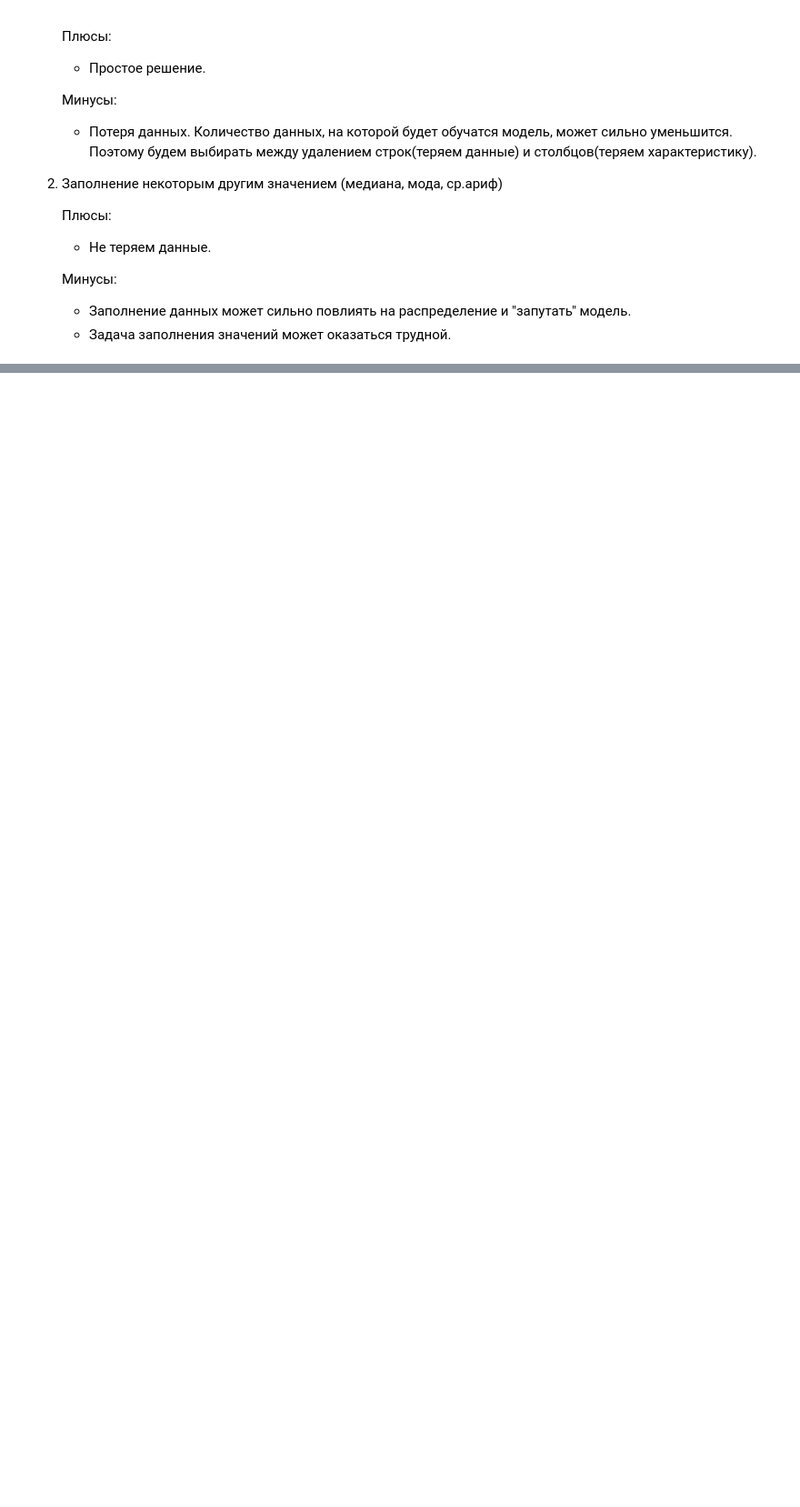
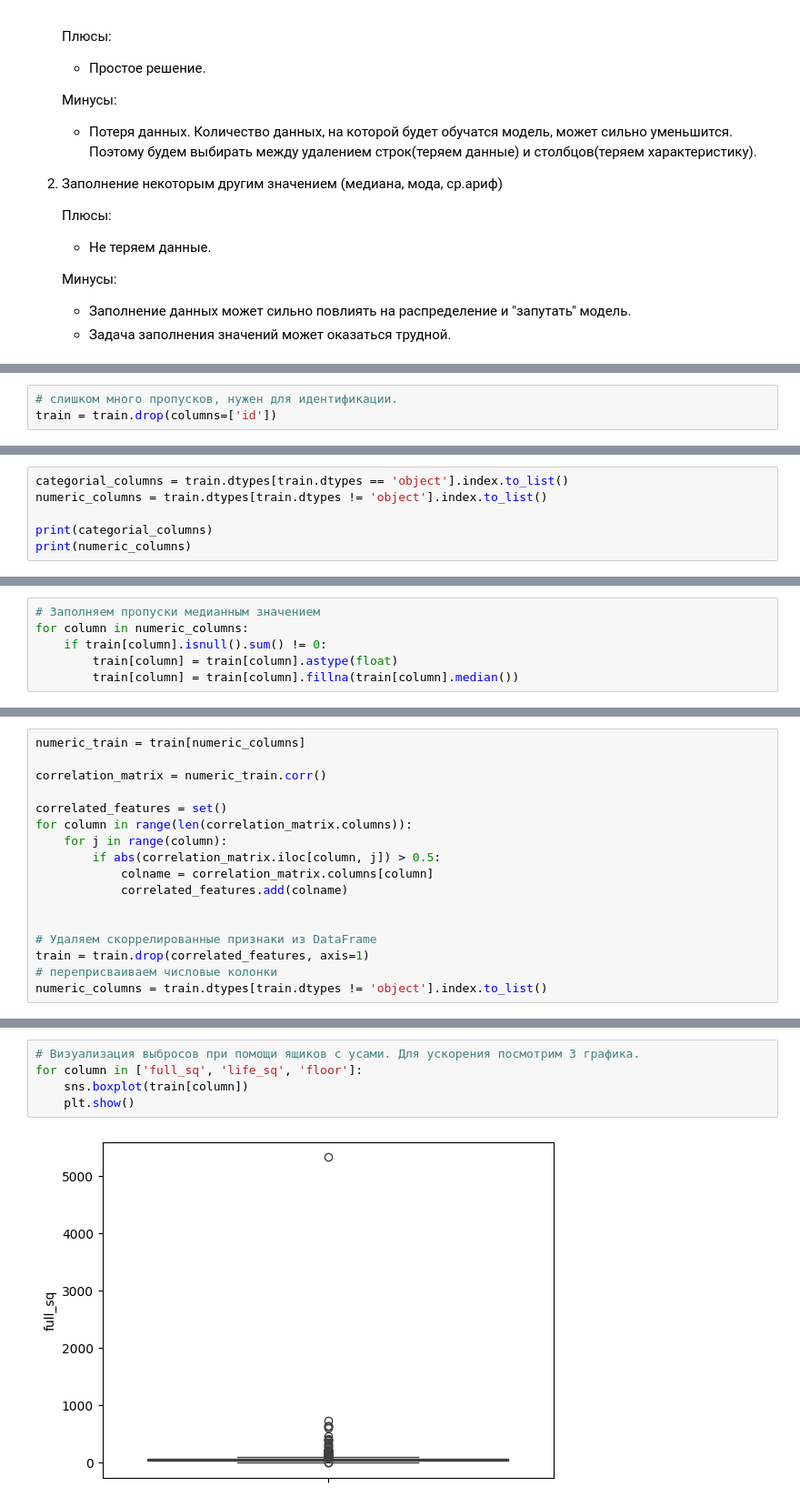
Before and after one commit to rusha-mathing/flat-sirius, a Jupyter notebook: analysis.ipynb, the cells around one changed output, grey strips where cells are left out. Shown: that part at 91% size. Saved outputs shown, nothing was run; the diff lists cells and outputs as text; blank space fills up the shorter version.

Commit message:
Переделал некоторые данные. Закончил анализ train.

```diff
--- a/analysis.ipynb
+++ b/analysis.ipynb
@@ -212,0 +101,3 @@ set()
+# %%
+# слишком много пропусков, нужен для идентификации.
+train = train.drop(columns=['id'])
@@ -212,0 +110,6 @@ set()
+# %%
+categorial_columns = train.dtypes[train.dtypes == 'object'].index.to_list()
+numeric_columns = train.dtypes[train.dtypes != 'object'].index.to_list()
+
+print(categorial_columns)
+print(numeric_columns)
@@ -212,0 +143,6 @@ set()
+# %%
+# Заполняем пропуски медианным значением
+for column in numeric_columns:
+    if train[column].isnull().sum() != 0:
+        train[column] = train[column].astype(float)
+        train[column] = train[column].fillna(train[column].median())
@@ -212,0 +155,17 @@ set()
+# %%
+numeric_train = train[numeric_columns]
+
+correlation_matrix = numeric_train.corr()
+
+correlated_features = set()
+for column in range(len(correlation_matrix.columns)):
+    for j in range(column):
+        if abs(correlation_matrix.iloc[column, j]) > 0.5:
+            colname = correlation_matrix.columns[column]
+            correlated_features.add(colname)
+
+
+# Удаляем скоррелированные признаки из DataFrame
+train = train.drop(correlated_features, axis=1)
+# переприсваиваем числовые колонки
+numeric_columns = train.dtypes[train.dtypes != 'object'].index.to_list()
@@ -212,0 +204,7 @@ set()
+# %%
+# Визуализация выбросов при помощи ящиков с усами. Для ускорения посмотрим 3 графика.
+for column in ['full_sq', 'life_sq', 'floor']:
+    sns.boxplot(train[column])
+    plt.show()
+# %% [output]
+[figure, added]
```
Also changed, not shown: parts of 33 cells of this notebook.
